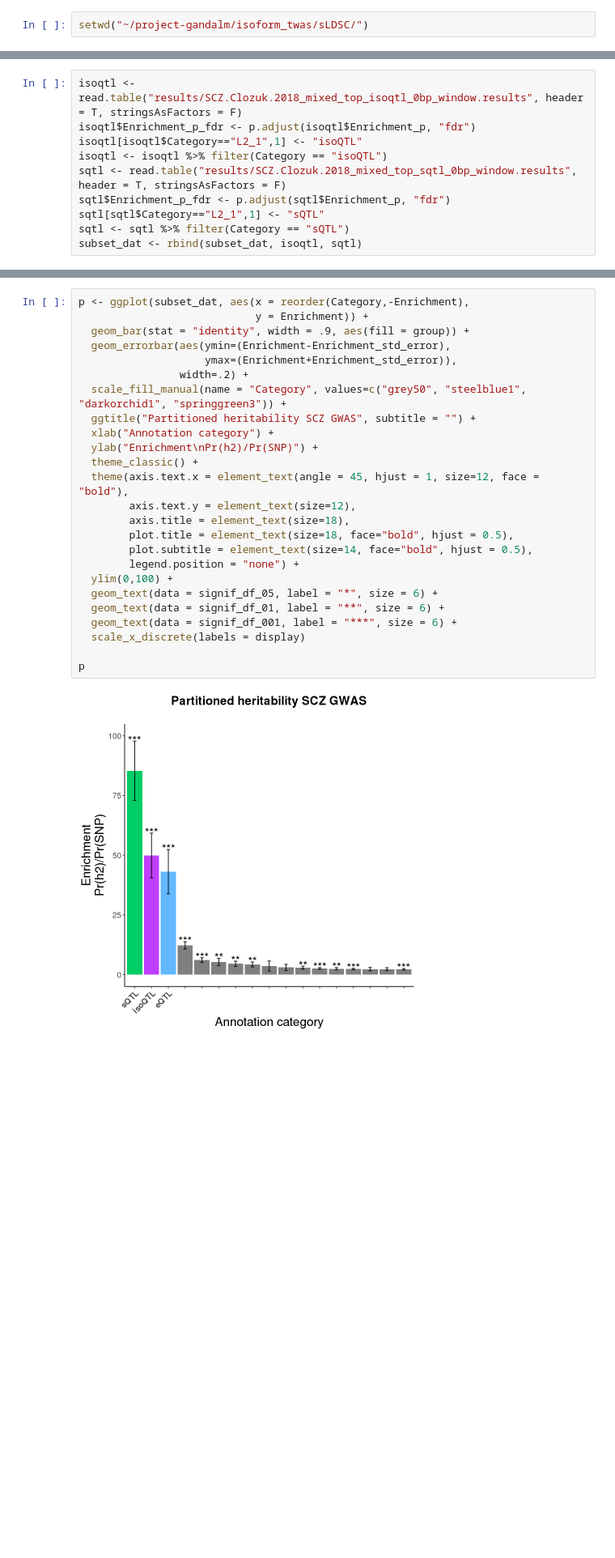
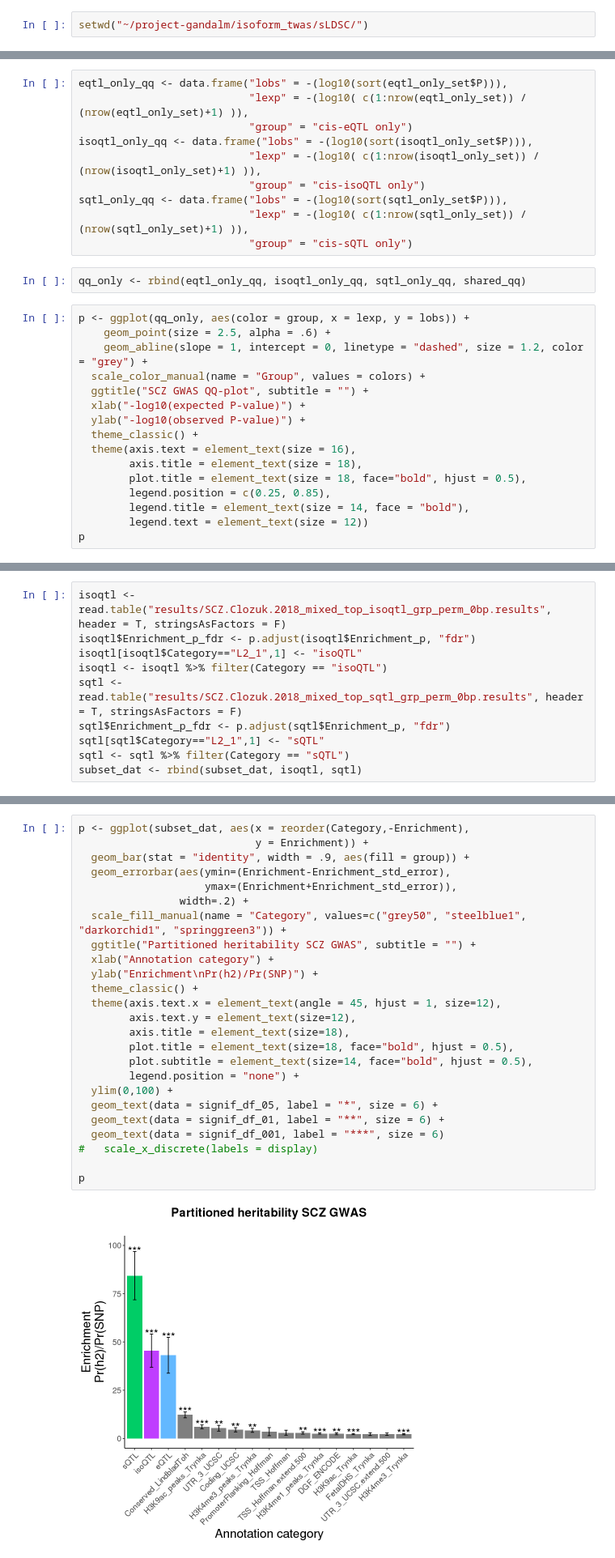
Before and after one commit to gandallab/devBrain_xQTL, a Jupyter notebook: code/05-QTL-GWAS/sLDSC/ldsc_analysis.ipynb, the cells around one changed output, grey strips where cells are left out. Shown at 81% size. Drawn from its saved outputs; the diff is of its cells as text; blank space fills up the shorter version.

```diff
--- a/code/05-QTL-GWAS/sLDSC/ldsc_analysis.ipynb
+++ b/code/05-QTL-GWAS/sLDSC/ldsc_analysis.ipynb
@@ -19,0 +158,28 @@ setwd("~/project-gandalm/isoform_twas/sLDSC/")
+# %%
+eqtl_only_qq <- data.frame("lobs" = -(log10(sort(eqtl_only_set$P))),
+                           "lexp" = -(log10( c(1:nrow(eqtl_only_set)) / (nrow(eqtl_only_set)+1) )),
+                           "group" = "cis-eQTL only")
+isoqtl_only_qq <- data.frame("lobs" = -(log10(sort(isoqtl_only_set$P))),
+                           "lexp" = -(log10( c(1:nrow(isoqtl_only_set)) / (nrow(isoqtl_only_set)+1) )),
+                           "group" = "cis-isoQTL only")
+sqtl_only_qq <- data.frame("lobs" = -(log10(sort(sqtl_only_set$P))),
+                           "lexp" = -(log10( c(1:nrow(sqtl_only_set)) / (nrow(sqtl_only_set)+1) )),
+                           "group" = "cis-sQTL only")
+# %%
+qq_only <- rbind(eqtl_only_qq, isoqtl_only_qq, sqtl_only_qq, shared_qq)
+# %%
+p <- ggplot(qq_only, aes(color = group, x = lexp, y = lobs)) +
+    geom_point(size = 2.5, alpha = .6) +
+    geom_abline(slope = 1, intercept = 0, linetype = "dashed", size = 1.2, color = "grey") +
+  scale_color_manual(name = "Group", values = colors) +
+  ggtitle("SCZ GWAS QQ-plot", subtitle = "") +
+  xlab("-log10(expected P-value)") +
+  ylab("-log10(observed P-value)") +
+  theme_classic() +
+  theme(axis.text = element_text(size = 16),
+        axis.title = element_text(size = 18),
+        plot.title = element_text(size = 18, face="bold", hjust = 0.5),
+        legend.position = c(0.25, 0.85),
+        legend.title = element_text(size = 14, face = "bold"),
+        legend.text = element_text(size = 12))
+p
@@ -27,11 +197,11 @@ subset_dat <- dat[c(1:15),]
 subset_dat[subset_dat$Category=="L2_1",1] <- "eQTL"
 subset_dat$Category <- gsub(".bedL2_0","",subset_dat$Category)
 # %%
-isoqtl <- read.table("results/SCZ.Clozuk.2018_mixed_top_isoqtl_0bp_window.results", header = T, stringsAsFactors = F)
+isoqtl <- read.table("results/SCZ.Clozuk.2018_mixed_top_isoqtl_grp_perm_0bp.results", header = T, stringsAsFactors = F)
 isoqtl$Enrichment_p_fdr <- p.adjust(isoqtl$Enrichment_p, "fdr")
 isoqtl[isoqtl$Category=="L2_1",1] <- "isoQTL"
 isoqtl <- isoqtl %>% filter(Category == "isoQTL")
-sqtl <- read.table("results/SCZ.Clozuk.2018_mixed_top_sqtl_0bp_window.results", header = T, stringsAsFactors = F)
+sqtl <- read.table("results/SCZ.Clozuk.2018_mixed_top_sqtl_grp_perm_0bp.results", header = T, stringsAsFactors = F)
 sqtl$Enrichment_p_fdr <- p.adjust(sqtl$Enrichment_p, "fdr")
 sqtl[sqtl$Category=="L2_1",1] <- "sQTL"
 sqtl <- sqtl %>% filter(Category == "sQTL")
@@ -64,28 +234,28 @@ display <- c("sQTL", "isoQTL", "eQTL", rep("", 14))
 # %%
 p <- ggplot(subset_dat, aes(x = reorder(Category,-Enrichment),
                             y = Enrichment)) +
   geom_bar(stat = "identity", width = .9, aes(fill = group)) +
   geom_errorbar(aes(ymin=(Enrichment-Enrichment_std_error),
                     ymax=(Enrichment+Enrichment_std_error)),
                 width=.2) +
   scale_fill_manual(name = "Category", values=c("grey50", "steelblue1", "darkorchid1", "springgreen3")) +
   ggtitle("Partitioned heritability SCZ GWAS", subtitle = "") +
   xlab("Annotation category") +
   ylab("Enrichment\nPr(h2)/Pr(SNP)") +
   theme_classic() +
-  theme(axis.text.x = element_text(angle = 45, hjust = 1, size=12, face = "bold"),
+  theme(axis.text.x = element_text(angle = 45, hjust = 1, size=12),
         axis.text.y = element_text(size=12),
         axis.title = element_text(size=18),
         plot.title = element_text(size=18, face="bold", hjust = 0.5),
         plot.subtitle = element_text(size=14, face="bold", hjust = 0.5),
         legend.position = "none") +
   ylim(0,100) +
   geom_text(data = signif_df_05, label = "*", size = 6) +
   geom_text(data = signif_df_01, label = "**", size = 6) +
-  geom_text(data = signif_df_001, label = "***", size = 6) +
-  scale_x_discrete(labels = display)
+  geom_text(data = signif_df_001, label = "***", size = 6)
+#   scale_x_discrete(labels = display)
 
 p
 # %% [output]
-[figure, old version]
+[figure, new version]
 # %%
```
Also changed, not shown: parts of 25 cells of this notebook, 22 other files.
